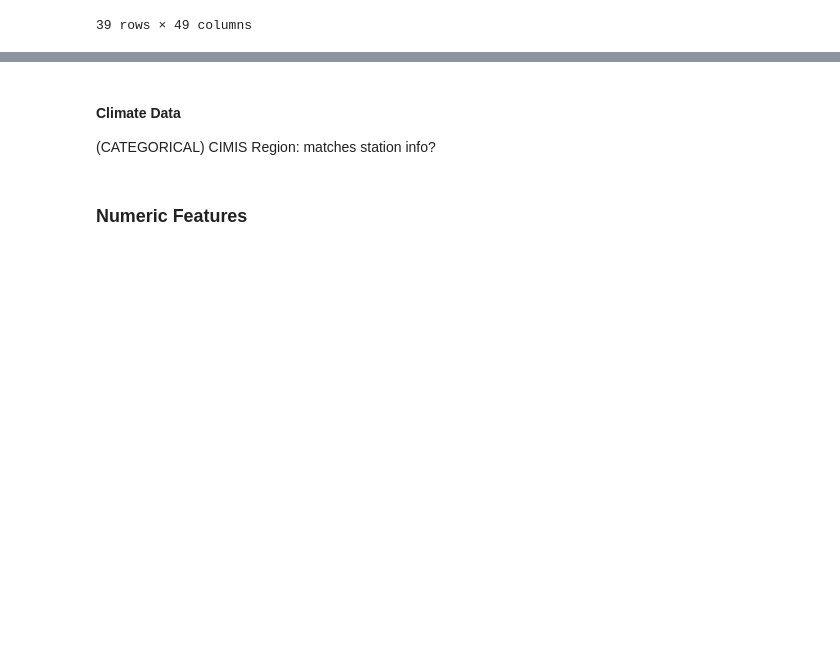
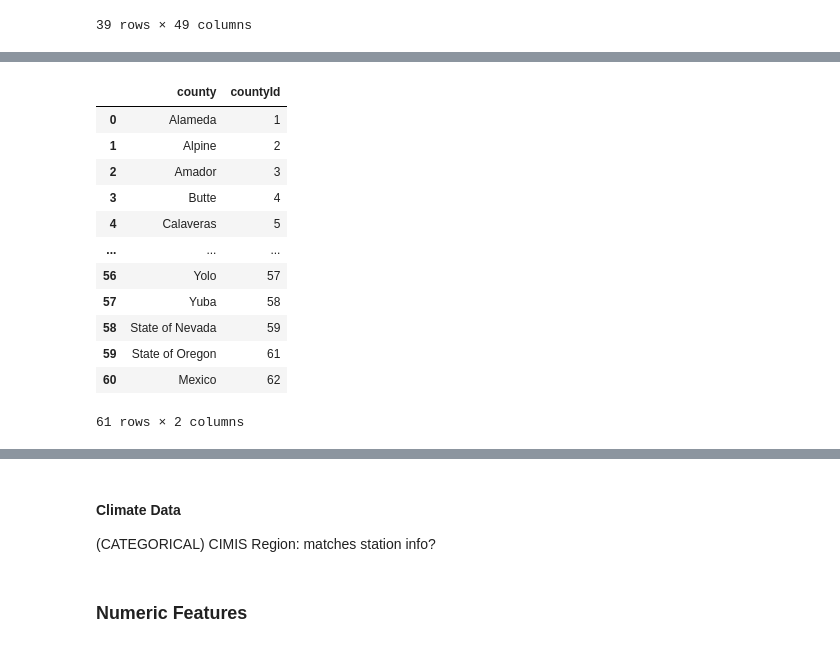
Before and after one commit to raechiang/Capstone-Wildfire, a Jupyter notebook: notebooks/1.0-rc-data-wrangling.ipynb, the cells around one changed output, grey strips where cells are left out. Saved outputs shown, nothing was run; the diff lists cells and outputs as text; code cells hidden in the pictures; blank space fills up the shorter version.

```diff
--- a/notebooks/1.0-rc-data-wrangling.ipynb
+++ b/notebooks/1.0-rc-data-wrangling.ipynb
@@ -342,0 +451,19 @@ dup_fires_by_id.T
+# %%
+not_county_df = pd.DataFrame([['State of Nevada', 59], ['State of Oregon', 61], ['Mexico', 62]], columns=['county', 'countyId'])
+county_df = pd.concat([county_df,not_county_df]).reset_index(drop=True)
+# %%
+county_df
+# %% [output]
+|  | county | countyId |
+| 0 | Alameda | 1 |
+| 1 | Alpine | 2 |
+| 2 | Amador | 3 |
+| 3 | Butte | 4 |
+| 4 | Calaveras | 5 |
+| ... | ... | ... |
+| 56 | Yolo | 57 |
+| 57 | Yuba | 58 |
+| 58 | State of Nevada | 59 |
+| 59 | State of Oregon | 61 |
+| 60 | Mexico | 62 |
+61 rows × 2 columns
```
Also changed, not shown: parts of 13 cells of this notebook.
